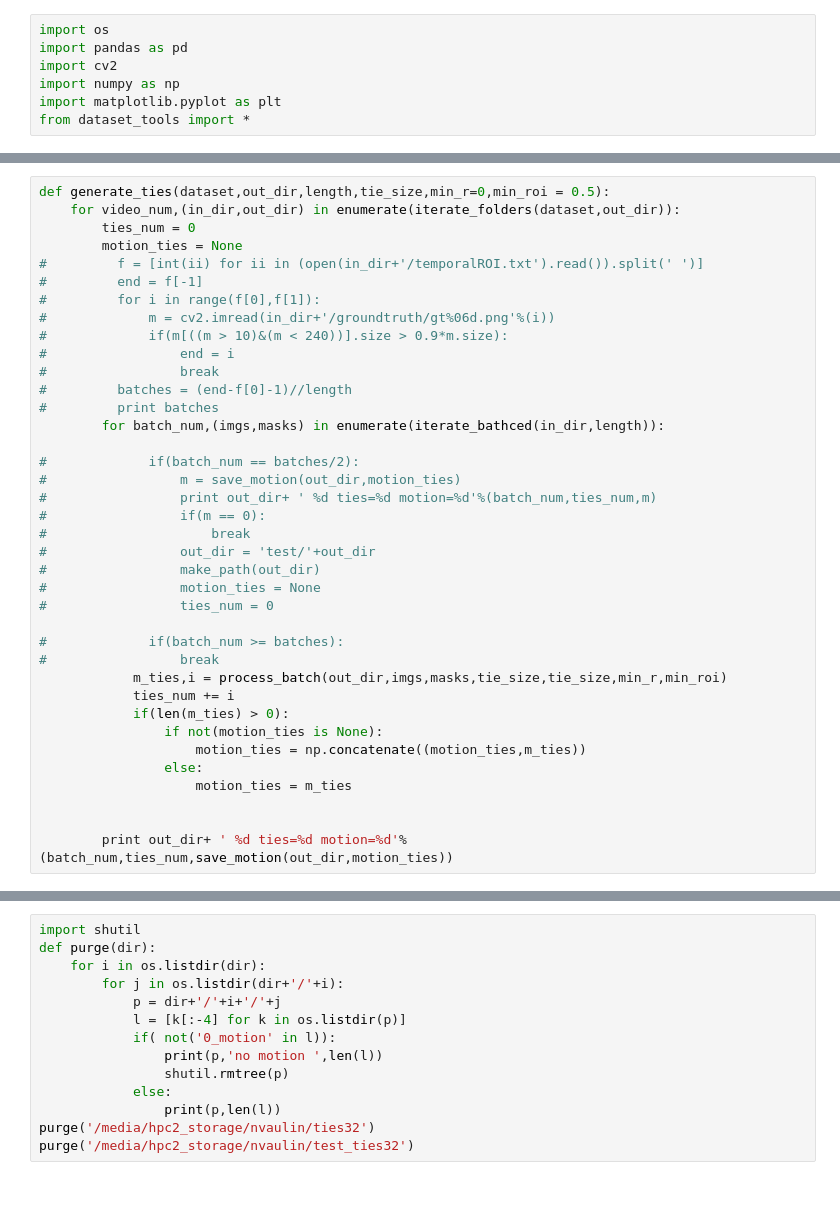
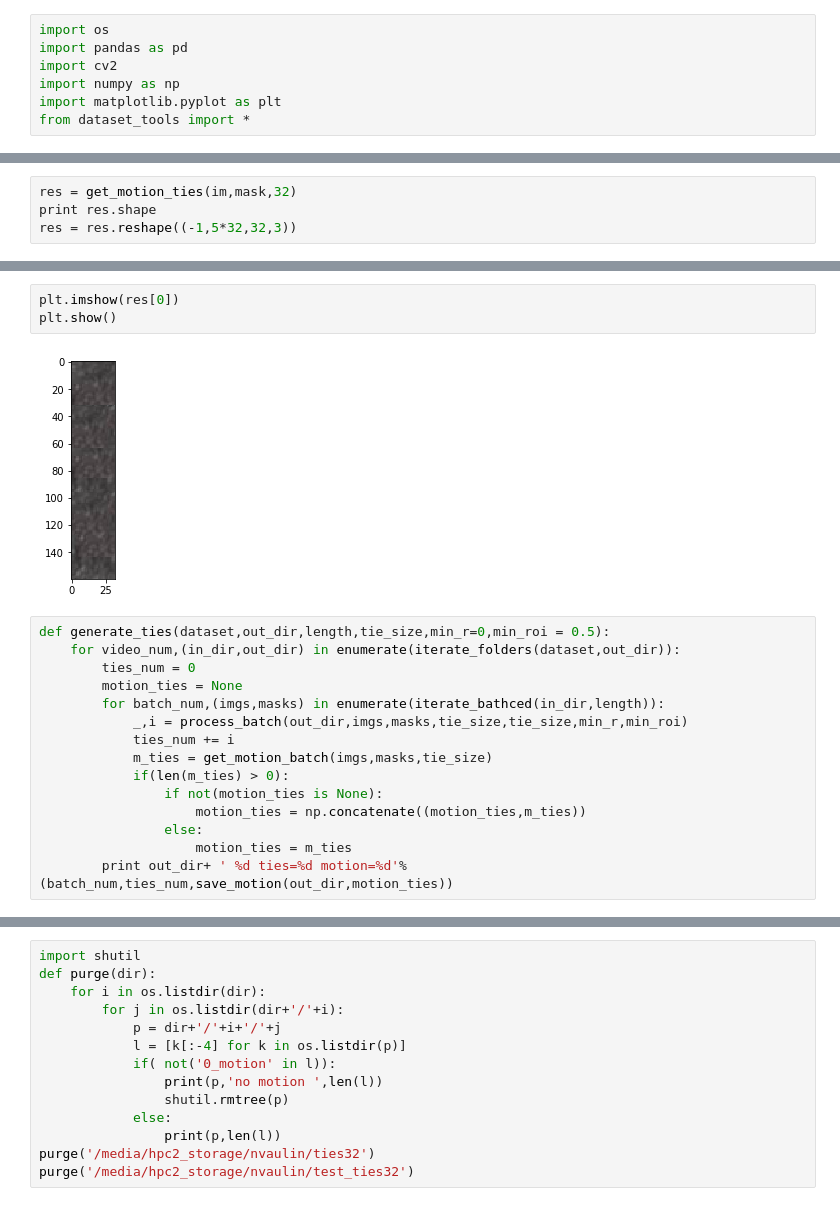
Before and after one commit to nvvaulin/gmm_segmentation, a Jupyter notebook: generate_dataset.ipynb, the cells around one changed output, grey strips where cells are left out. Drawn from its saved outputs; the diff is of its cells as text.

Commit message:
change motion generation, no in gives more motion ties

```diff
--- a/generate_dataset.ipynb
+++ b/generate_dataset.ipynb
@@ -39,0 +80,4 @@ def save_motion(out_dir,motion_ties):
+# %%
+res = get_motion_ties(im,mask,32)
+print res.shape
+res = res.reshape((-1,5*32,32,3))
@@ -40,39 +96,21 @@ def save_motion(out_dir,motion_ties):
+# %%
+plt.imshow(res[0])
+plt.show()
+# %% [output]
+[figure, added]
 # %%
 def generate_ties(dataset,out_dir,length,tie_size,min_r=0,min_roi = 0.5):
     for video_num,(in_dir,out_dir) in enumerate(iterate_folders(dataset,out_dir)):
         ties_num = 0
         motion_ties = None
-#         f = [int(ii) for ii in (open(in_dir+'/temporalROI.txt').read()).split(' ')]
-#         end = f[-1]
-#         for i in range(f[0],f[1]):
-#             m = cv2.imread(in_dir+'/groundtruth/gt%06d.png'%(i))
-#             if(m[((m > 10)&(m < 240))].size > 0.9*m.size):
-#                 end = i
-#                 break
-#         batches = (end-f[0]-1)//length
-#         print batches
         for batch_num,(imgs,masks) in enumerate(iterate_bathced(in_dir,length)):
-
-#             if(batch_num == batches/2):
-#                 m = save_motion(out_dir,motion_ties)
-#                 print out_dir+ ' %d ties=%d motion=%d'%(batch_num,ties_num,m)
-#                 if(m == 0):
-#                     break
-#                 out_dir = 'test/'+out_dir
-#                 make_path(out_dir)
-#                 motion_ties = None
-#                 ties_num = 0
-
-#             if(batch_num >= batches):
-#                 break
-            m_ties,i = process_batch(out_dir,imgs,masks,tie_size,tie_size,min_r,min_roi)
+            _,i = process_batch(out_dir,imgs,masks,tie_size,tie_size,min_r,min_roi)
             ties_num += i
+            m_ties = get_motion_batch(imgs,masks,tie_size)
             if(len(m_ties) > 0):
                 if not(motion_ties is None):
                     motion_ties = np.concatenate((motion_ties,m_ties))
                 else:
                     motion_ties = m_ties
-
-
         print out_dir+ ' %d ties=%d motion=%d'%(batch_num,ties_num,save_motion(out_dir,motion_ties))
 # %%
```
Also changed, not shown: parts of 6 cells of this notebook, 1 other file.
